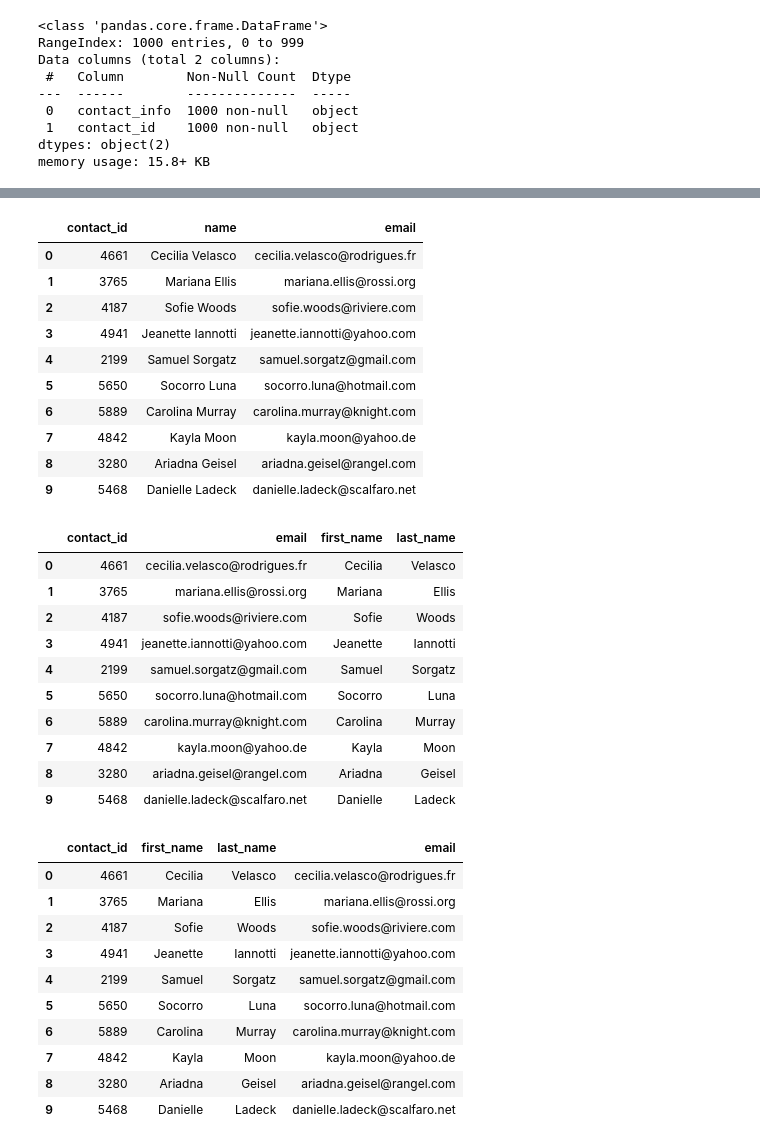
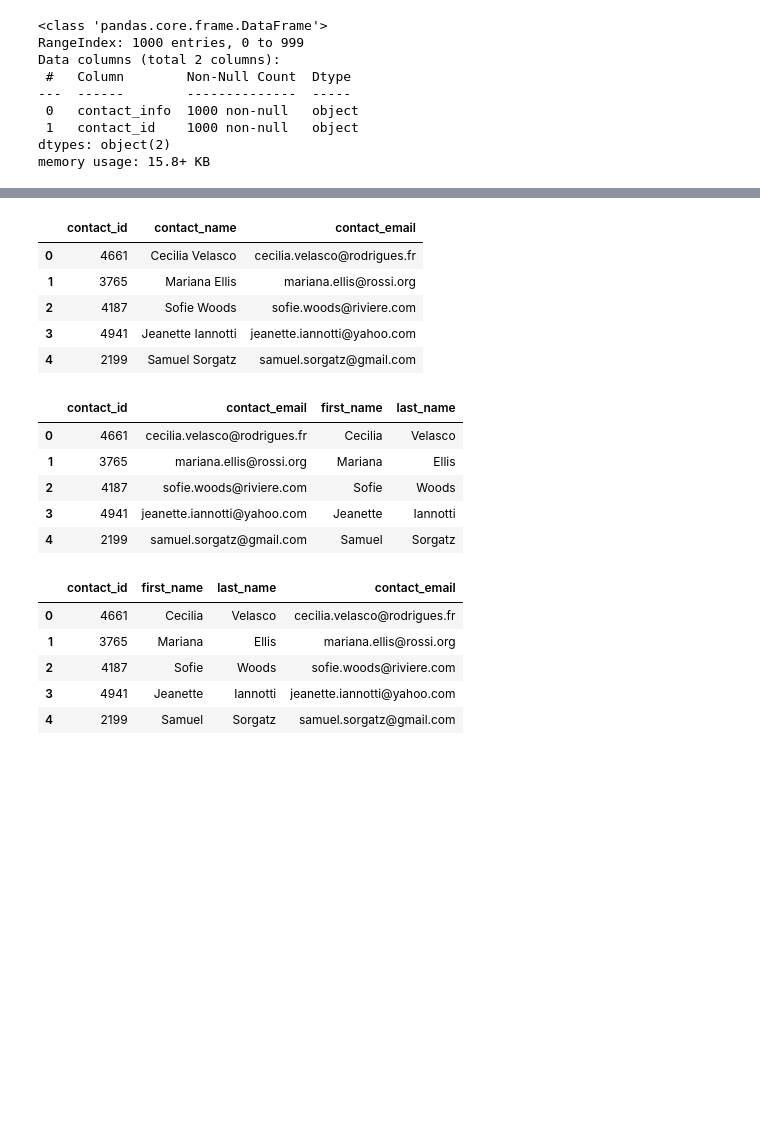
Before and after one commit to AlexanderMBates/Project2---datacamp, a Jupyter notebook: ETL_Mini_Project_Starter_Code_AMB.ipynb, the cells around one changed output, grey strips where cells are left out. Saved outputs shown, nothing was run; the diff lists cells and outputs as text; code cells hidden in the pictures; blank space fills up the shorter version.

```diff
--- a/ETL_Mini_Project_Starter_Code_AMB.ipynb
+++ b/ETL_Mini_Project_Starter_Code_AMB.ipynb
@@ -474,6 +499,8 @@ dtypes: object(2)
 memory usage: 15.8+ KB
 # %%
 # Convert the "contact_id" column to an int64 data type.
+contact_info_df_copy["contact_id"]  = contact_info_df_copy["contact_id"].astype("Int64")
+contact_info_df_copy.info()
 # %% [output]
 <class 'pandas.core.frame.DataFrame'>
 RangeIndex: 1000 entries, 0 to 999
@@ -487,3 +514,5 @@ memory usage: 15.8+ KB
 # %%
 # Extract the name of the contact and add it to a new column.
+contact_info_df_copy['contact_name'] = contact_info_df_copy['contact_info'].str.extract('([A-Z][a-z]+\s[A-Z][a-z]+)')
+contact_info_df_copy.head()
 # %% [output]
@@ -501,3 +525,5 @@ memory usage: 15.8+ KB
 # %%
 # Extract the email from the contacts and add the values to a new column.
+contact_info_df_copy['contact_email'] = contact_info_df_copy['contact_info'].str.extract('([a-zA-Z0-9._-]+@[a-zA-Z0-9._-]+\.[a-zA-Z0-9_-]+)')
+contact_info_df_copy.head()
 # %% [output]
@@ -515,47 +536,39 @@ memory usage: 15.8+ KB
 # %%
 # Create a copy of the contact_info_df with the 'contact_id', 'name', 'email' columns.
+final_contact_df = contact_info_df_copy[['contact_id','contact_name','contact_email']]
+final_contact_df.head()
 # %% [output]
-|  | contact_id | name | email |
+|  | contact_id | contact_name | contact_email |
 | 0 | 4661 | Cecilia Velasco | cecilia.velasco@rodrigues.fr |
 | 1 | 3765 | Mariana Ellis | mariana.ellis@rossi.org |
 | 2 | 4187 | Sofie Woods | sofie.woods@riviere.com |
 | 3 | 4941 | Jeanette Iannotti | jeanette.iannotti@yahoo.com |
 | 4 | 2199 | Samuel Sorgatz | samuel.sorgatz@gmail.com |
-| 5 | 5650 | Socorro Luna | socorro.luna@hotmail.com |
-| 6 | 5889 | Carolina Murray | carolina.murray@knight.com |
-| 7 | 4842 | Kayla Moon | kayla.moon@yahoo.de |
-| 8 | 3280 | Ariadna Geisel | ariadna.geisel@rangel.com |
-| 9 | 5468 | Danielle Ladeck | danielle.ladeck@scalfaro.net |
 # %%
 # Create a "first"name" and "last_name" column with the first and last names from the "name" column.
-
+final_contact_df['first_name'] = final_contact_df['contact_name'].str.extract('([A-Z][a-z]+)')
+final_contact_df['last_name'] = final_contact_df['contact_name'].str.extract('(\s[A-Z][a-z]+)')
+final_contact_df = final_contact_df.drop(columns=['contact_name'])
+final_contact_df.head()
 
 # Drop the contact_name column
 # %% [output]
-|  | contact_id | email | first_name | last_name |
+|  | contact_id | contact_email | first_name | last_name |
 | 0 | 4661 | cecilia.velasco@rodrigues.fr | Cecilia | Velasco |
 | 1 | 3765 | mariana.ellis@rossi.org | Mariana | Ellis |
 | 2 | 4187 | sofie.woods@riviere.com | Sofie | Woods |
 | 3 | 4941 | jeanette.iannotti@yahoo.com | Jeanette | Iannotti |
 | 4 | 2199 | samuel.sorgatz@gmail.com | Samuel | Sorgatz |
-| 5 | 5650 | socorro.luna@hotmail.com | Socorro | Luna |
-| 6 | 5889 | carolina.murray@knight.com | Carolina | Murray |
-| 7 | 4842 | kayla.moon@yahoo.de | Kayla | Moon |
-| 8 | 3280 | ariadna.geisel@rangel.com | Ariadna | Geisel |
-| 9 | 5468 | danielle.ladeck@scalfaro.net | Danielle | Ladeck |
 # %%
 # Reorder the columns
+final_contact_df = final_contact_df.loc[:,['contact_id','first_name','last_name','contact_email']]
+final_contact_df.head()
 # %% [output]
-|  | contact_id | first_name | last_name | email |
+|  | contact_id | first_name | last_name | contact_email |
 | 0 | 4661 | Cecilia | Velasco | cecilia.velasco@rodrigues.fr |
 | 1 | 3765 | Mariana | Ellis | mariana.ellis@rossi.org |
 | 2 | 4187 | Sofie | Woods | sofie.woods@riviere.com |
 | 3 | 4941 | Jeanette | Iannotti | jeanette.iannotti@yahoo.com |
 | 4 | 2199 | Samuel | Sorgatz | samuel.sorgatz@gmail.com |
-| 5 | 5650 | Socorro | Luna | socorro.luna@hotmail.com |
-| 6 | 5889 | Carolina | Murray | carolina.murray@knight.com |
-| 7 | 4842 | Kayla | Moon | kayla.moon@yahoo.de |
-| 8 | 3280 | Ariadna | Geisel | ariadna.geisel@rangel.com |
-| 9 | 5468 | Danielle | Ladeck | danielle.ladeck@scalfaro.net |
 # %%
 # Check the datatypes one more time before exporting as CSV file.
```
Also changed, not shown: parts of 9 cells of this notebook.
